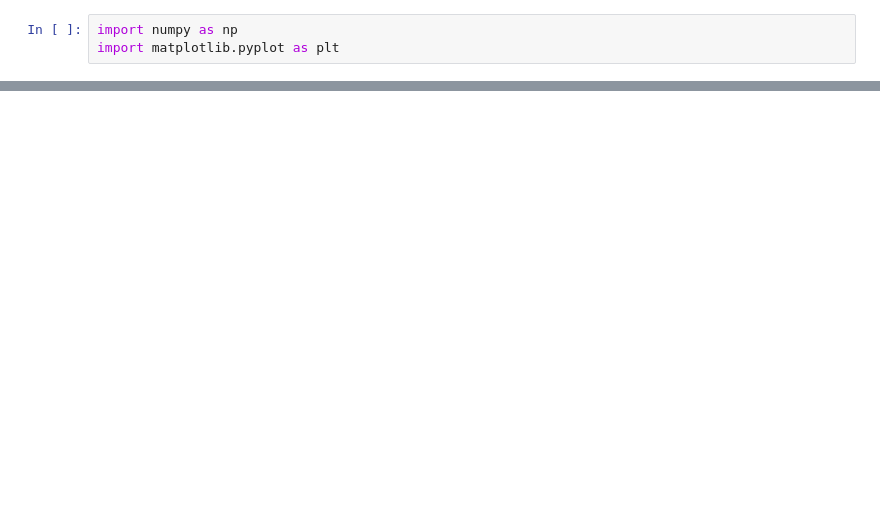
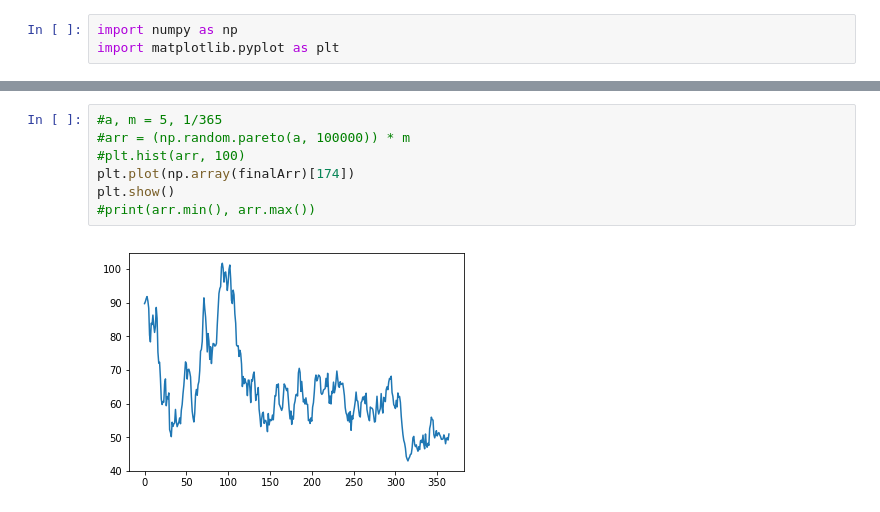
Before and after one commit to michaelArruza/CS269i-MTG-Project, a Jupyter notebook: MagicMarket.ipynb, the cells around one changed output, grey strips where cells are left out. Drawn from its saved outputs; the diff is of its cells as text; blank space fills up the shorter version.

```diff
--- a/MagicMarket.ipynb
+++ b/MagicMarket.ipynb
@@ -49,0 +72,9 @@ plt.show()
+# %%
+#a, m = 5, 1/365
+#arr = (np.random.pareto(a, 100000)) * m
+#plt.hist(arr, 100)
+plt.plot(np.array(finalArr)[174])
+plt.show()
+#print(arr.min(), arr.max())
+# %% [output]
+[figure, added]
```
Also changed, not shown: parts of 7 cells of this notebook.
